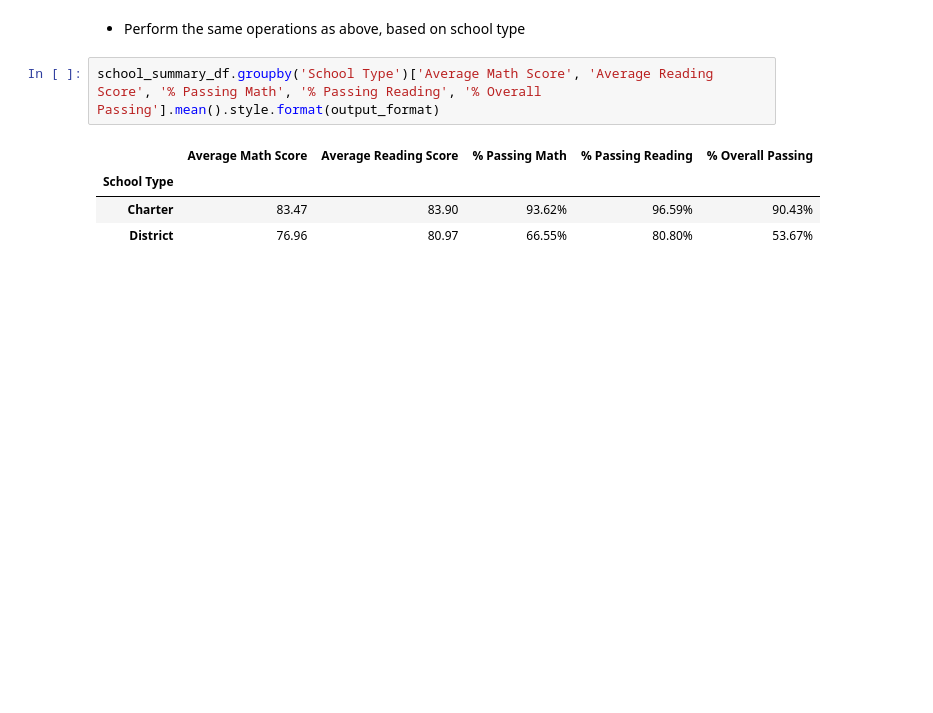
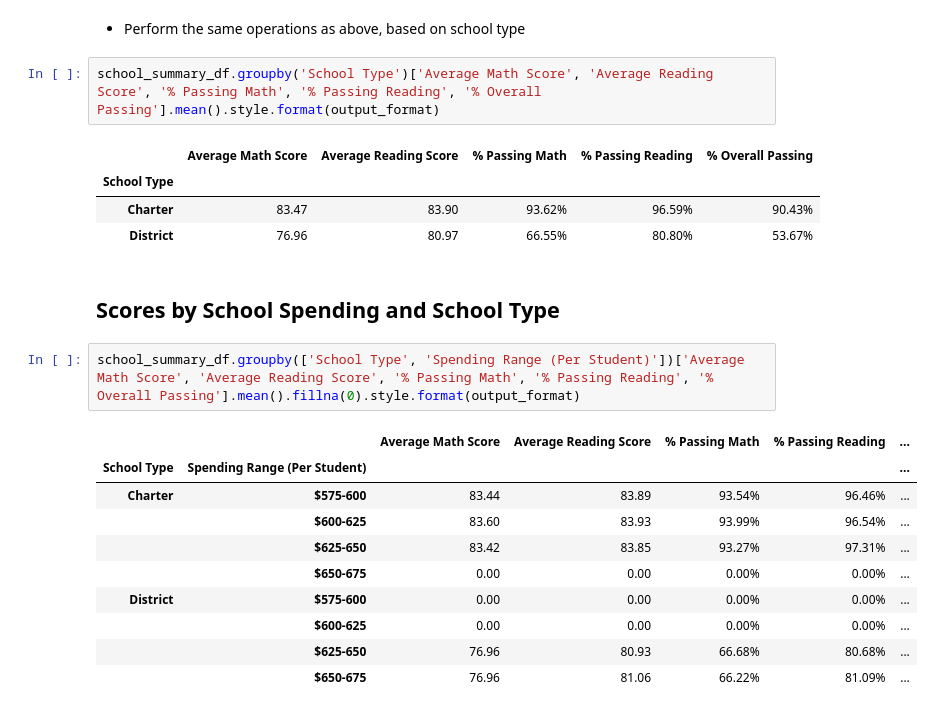
Before and after one commit to nconnel4/pandas-challenge, a Jupyter notebook: PyCitySchools/PyCitySchools_starter.ipynb, the cells around one changed output. Drawn from its saved outputs; the diff is of its cells as text; blank space fills up the shorter version.

Commit message:
Add a new section for scores based on spending and type

```diff
--- a/PyCitySchools/PyCitySchools_starter.ipynb
+++ b/PyCitySchools/PyCitySchools_starter.ipynb
@@ -386,3 +386,18 @@ school_summary_df.groupby('School Type')['Average Math Score', 'Average Reading
 | School Type |  |  |  |  |  |
 | Charter | 83.47 | 83.90 | 93.62% | 96.59% | 90.43% |
 | District | 76.96 | 80.97 | 66.55% | 80.80% | 53.67% |
+# %% [markdown]
+## Scores by School Spending and School Type
+# %%
+school_summary_df.groupby(['School Type', 'Spending Range (Per Student)'])['Average Math Score', 'Average Reading Score', '% Passing Math', '% Passing Reading', '% Overall Passing'].mean().fillna(0).style.format(output_format)
+# %% [output]
+|  |  | Average Math Score | Average Reading Score | % Passing Math | % Passing Reading | ... |
+| School Type | Spending Range (Per Student) |  |  |  |  | ... |
+| Charter | $575-600 | 83.44 | 83.89 | 93.54% | 96.46% | ... |
+|  | $600-625 | 83.60 | 83.93 | 93.99% | 96.54% | ... |
+|  | $625-650 | 83.42 | 83.85 | 93.27% | 97.31% | ... |
+|  | $650-675 | 0.00 | 0.00 | 0.00% | 0.00% | ... |
+| District | $575-600 | 0.00 | 0.00 | 0.00% | 0.00% | ... |
+|  | $600-625 | 0.00 | 0.00 | 0.00% | 0.00% | ... |
+|  | $625-650 | 76.96 | 80.93 | 66.68% | 80.68% | ... |
+|  | $650-675 | 76.96 | 81.06 | 66.22% | 81.09% | ... |
```
